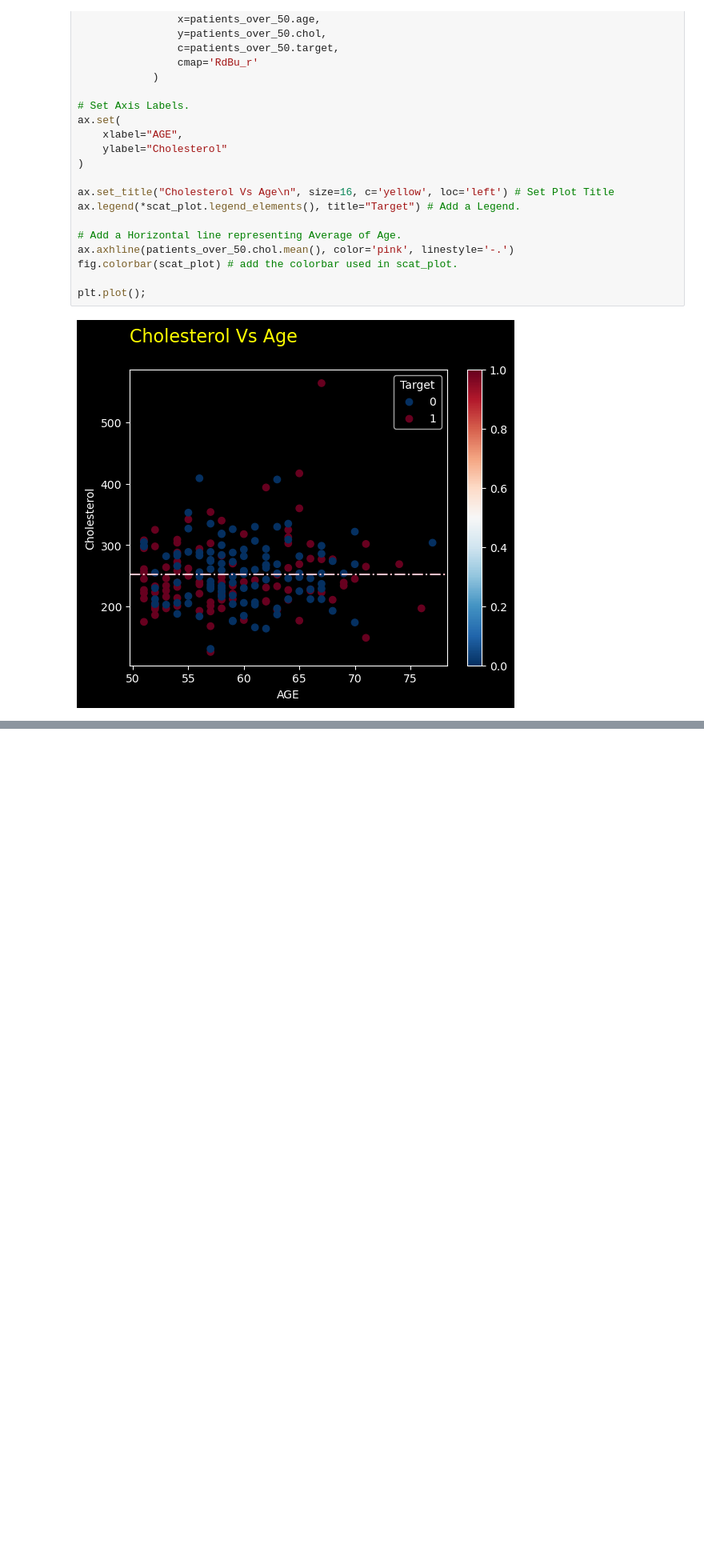
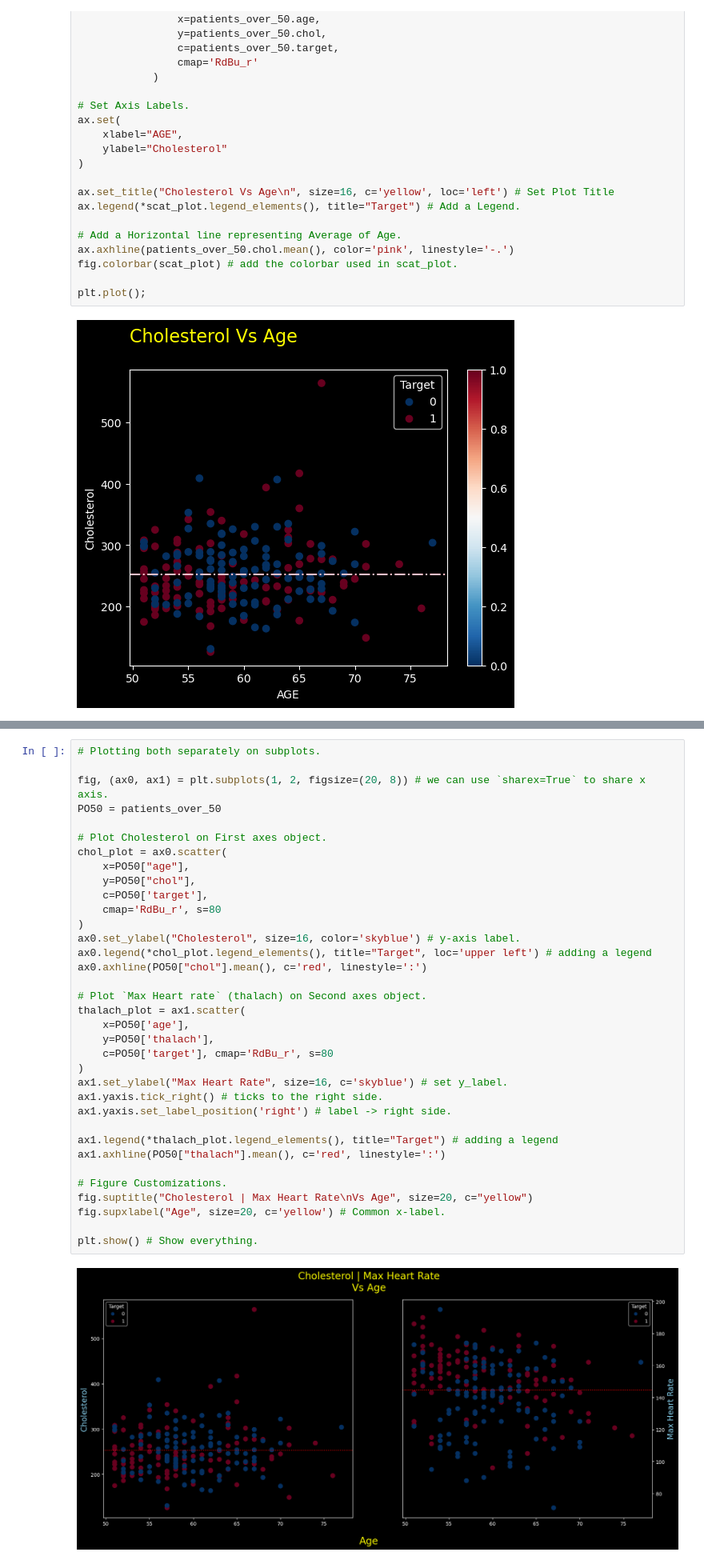
Before and after one commit to DarkDk123/ZTM-ML-Data-Science, a Jupyter notebook: 6. Matplotlib : Visualizing Data/Matplotlib_Intro.ipynb, the cells around one changed output, grey strips where cells are left out. Shown at 80% size. Cells and saved outputs as stored; diff of their text form; blank space fills up the shorter version.

```diff
--- a/6. Matplotlib : Visualizing Data/Matplotlib_Intro.ipynb
+++ b/6. Matplotlib : Visualizing Data/Matplotlib_Intro.ipynb
@@ -757,0 +811,37 @@ plt.plot();
+# %%
+# Plotting both separately on subplots.
+
+fig, (ax0, ax1) = plt.subplots(1, 2, figsize=(20, 8)) # we can use `sharex=True` to share x axis.
+PO50 = patients_over_50
+
+# Plot Cholesterol on First axes object.
+chol_plot = ax0.scatter(
+    x=PO50["age"],
+    y=PO50["chol"],
+    c=PO50['target'],
+    cmap='RdBu_r', s=80
+)
+ax0.set_ylabel("Cholesterol", size=16, color='skyblue') # y-axis label.
+ax0.legend(*chol_plot.legend_elements(), title="Target", loc='upper left') # adding a legend
+ax0.axhline(PO50["chol"].mean(), c='red', linestyle=':')
+
+# Plot `Max Heart rate` (thalach) on Second axes object.
+thalach_plot = ax1.scatter(
+    x=PO50['age'],
+    y=PO50['thalach'],
+    c=PO50['target'], cmap='RdBu_r', s=80
+)
+ax1.set_ylabel("Max Heart Rate", size=16, c='skyblue') # set y_label.
+ax1.yaxis.tick_right() # ticks to the right side.
+ax1.yaxis.set_label_position('right') # label -> right side.
+
+ax1.legend(*thalach_plot.legend_elements(), title="Target") # adding a legend
+ax1.axhline(PO50["thalach"].mean(), c='red', linestyle=':')
+
+# Figure Customizations.
+fig.suptitle("Cholesterol | Max Heart Rate\nVs Age", size=20, c="yellow")
+fig.supxlabel("Age", size=20, c='yellow') # Common x-label.
+
+plt.show() # Show everything.
+# %% [output]
+[figure, added]
```
Also changed, not shown: parts of 7 cells of this notebook.
